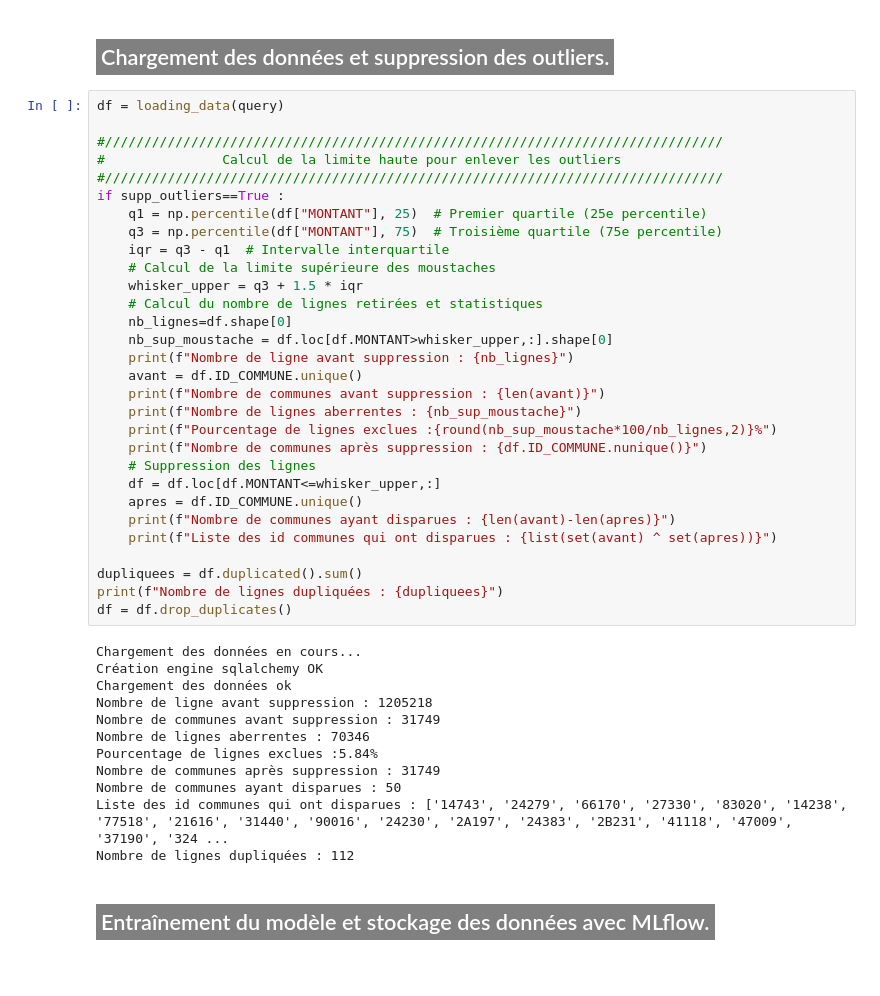
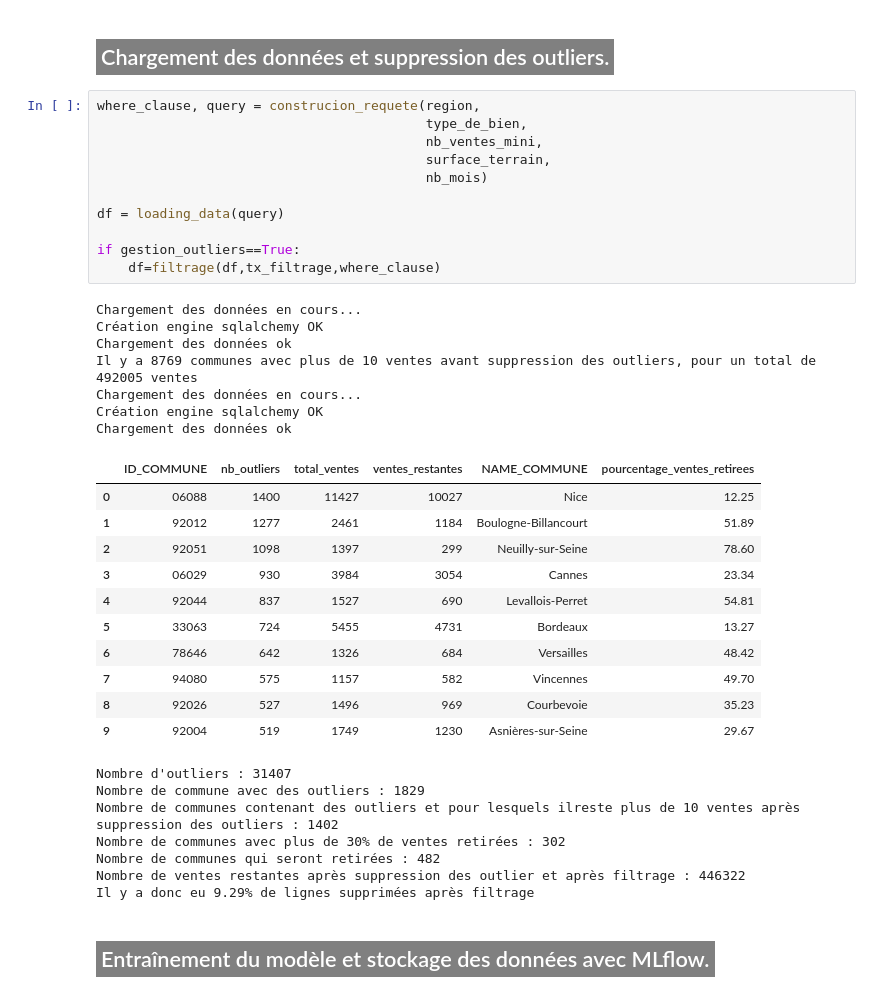
Before and after one commit to Kevin-Le-Grand/certif_app_immo, a Jupyter notebook: model/train_randomforest.ipynb, the cells around one changed output. Cells and saved outputs as stored; diff of their text form; blank space fills up the shorter version.

```diff
--- a/model/train_randomforest.ipynb
+++ b/model/train_randomforest.ipynb
@@ -50,47 +98,42 @@ AND R.Name_region NOT IN("Martinique", "Guyane", "La Réunion", "Mayotte", "Guad
 # %% [markdown]
 <h2><span style="background-color:grey; color:white; padding: 5px;">Chargement des données et suppression des outliers. </span></h2>
-# %%
-df = loading_data(query)
-
-#///////////////////////////////////////////////////////////////////////////////
-#               Calcul de la limite haute pour enlever les outliers
-#///////////////////////////////////////////////////////////////////////////////
-if supp_outliers==True :
-    q1 = np.percentile(df["MONTANT"], 25)  # Premier quartile (25e percentile)
-    q3 = np.percentile(df["MONTANT"], 75)  # Troisième quartile (75e percentile)
-    iqr = q3 - q1  # Intervalle interquartile
-    # Calcul de la limite supérieure des moustaches
-    whisker_upper = q3 + 1.5 * iqr
-    # Calcul du nombre de lignes retirées et statistiques
-    nb_lignes=df.shape[0]
-    nb_sup_moustache = df.loc[df.MONTANT>whisker_upper,:].shape[0]
-    print(f"Nombre de ligne avant suppression : {nb_lignes}")
-    avant = df.ID_COMMUNE.unique()
-    print(f"Nombre de communes avant suppression : {len(avant)}")
-    print(f"Nombre de lignes aberrentes : {nb_sup_moustache}")
-    print(f"Pourcentage de lignes exclues :{round(nb_sup_moustache*100/nb_lignes,2)}%")
-    print(f"Nombre de communes après suppression : {df.ID_COMMUNE.nunique()}")
-    # Suppression des lignes
-    df = df.loc[df.MONTANT<=whisker_upper,:]
-    apres = df.ID_COMMUNE.unique()
-    print(f"Nombre de communes ayant disparues : {len(avant)-len(apres)}")
-    print(f"Liste des id communes qui ont disparues : {list(set(avant) ^ set(apres))}")
-
-dupliquees = df.duplicated().sum()
-print(f"Nombre de lignes dupliquées : {dupliquees}")
-df = df.drop_duplicates()
-# %% [output]
-Chargement des données en cours...
-Création engine sqlalchemy OK
-Chargement des données ok
-Nombre de ligne avant suppression : 1205218
-Nombre de communes avant suppression : 31749
-Nombre de lignes aberrentes : 70346
-Pourcentage de lignes exclues :5.84%
-Nombre de communes après suppression : 31749
-Nombre de communes ayant disparues : 50
-Liste des id communes qui ont disparues : ['14743', '24279', '66170', '27330', '83020', '14238', '77518', '21616', '31440', '90016', '24230', '2A197', '24383', '2B231', '41118', '47009', '37190', '324 ...
-Nombre de lignes dupliquées : 112
+# %%
+where_clause, query = construcion_requete(region,
+                                          type_de_bien,
+                                          nb_ventes_mini,
+                                          surface_terrain,
+                                          nb_mois)
+
+df = loading_data(query)
+
+if gestion_outliers==True:
+    df=filtrage(df,tx_filtrage,where_clause)
+# %% [output]
+Chargement des données en cours...
+Création engine sqlalchemy OK
+Chargement des données ok
+Il y a 8769 communes avec plus de 10 ventes avant suppression des outliers, pour un total de 492005 ventes
+Chargement des données en cours...
+Création engine sqlalchemy OK
+Chargement des données ok
+|  | ID_COMMUNE | nb_outliers | total_ventes | ventes_restantes | NAME_COMMUNE | pourcentage_ventes_retirees |
+| 0 | 06088 | 1400 | 11427 | 10027 | Nice | 12.25 |
+| 1 | 92012 | 1277 | 2461 | 1184 | Boulogne-Billancourt | 51.89 |
+| 2 | 92051 | 1098 | 1397 | 299 | Neuilly-sur-Seine | 78.60 |
+| 3 | 06029 | 930 | 3984 | 3054 | Cannes | 23.34 |
+| 4 | 92044 | 837 | 1527 | 690 | Levallois-Perret | 54.81 |
+| 5 | 33063 | 724 | 5455 | 4731 | Bordeaux | 13.27 |
+| 6 | 78646 | 642 | 1326 | 684 | Versailles | 48.42 |
+| 7 | 94080 | 575 | 1157 | 582 | Vincennes | 49.70 |
+| 8 | 92026 | 527 | 1496 | 969 | Courbevoie | 35.23 |
+| 9 | 92004 | 519 | 1749 | 1230 | Asnières-sur-Seine | 29.67 |
+Nombre d'outliers : 31407
+Nombre de commune avec des outliers : 1829
+Nombre de communes contenant des outliers et pour lesquels ilreste plus de 10 ventes après suppression des outliers : 1402
+Nombre de communes avec plus de 30% de ventes retirées : 302
+Nombre de communes qui seront retirées : 482
+Nombre de ventes restantes après suppression des outlier et après filtrage : 446322
+Il y a donc eu 9.29% de lignes supprimées après filtrage
 # %% [markdown]
 <h2><span style="background-color:grey; color:white; padding: 5px;">Entraînement du modèle et stockage des données avec MLflow. </span></h2>
 # %%
```
Also changed, not shown: parts of 8 cells of this notebook, 2 other files.
